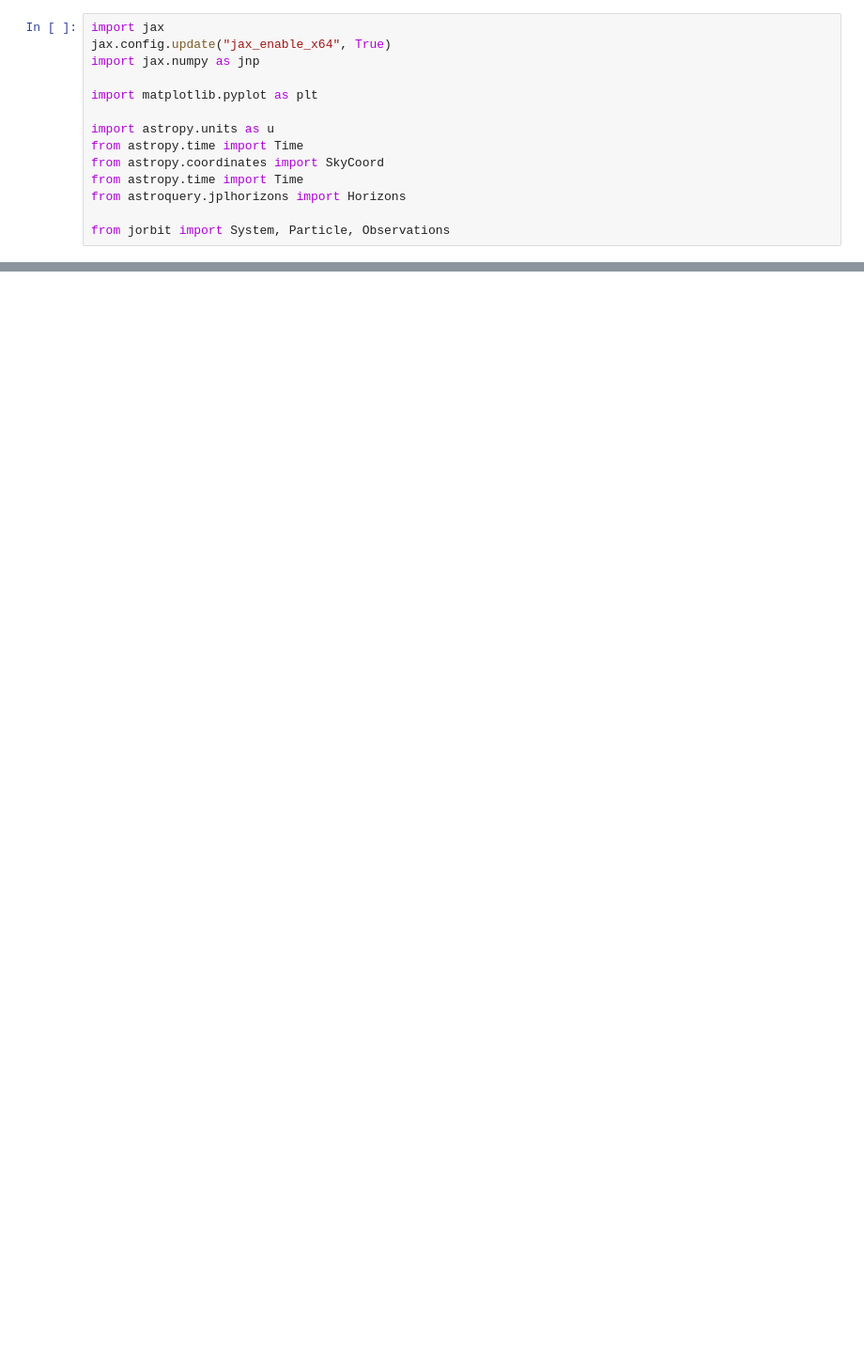
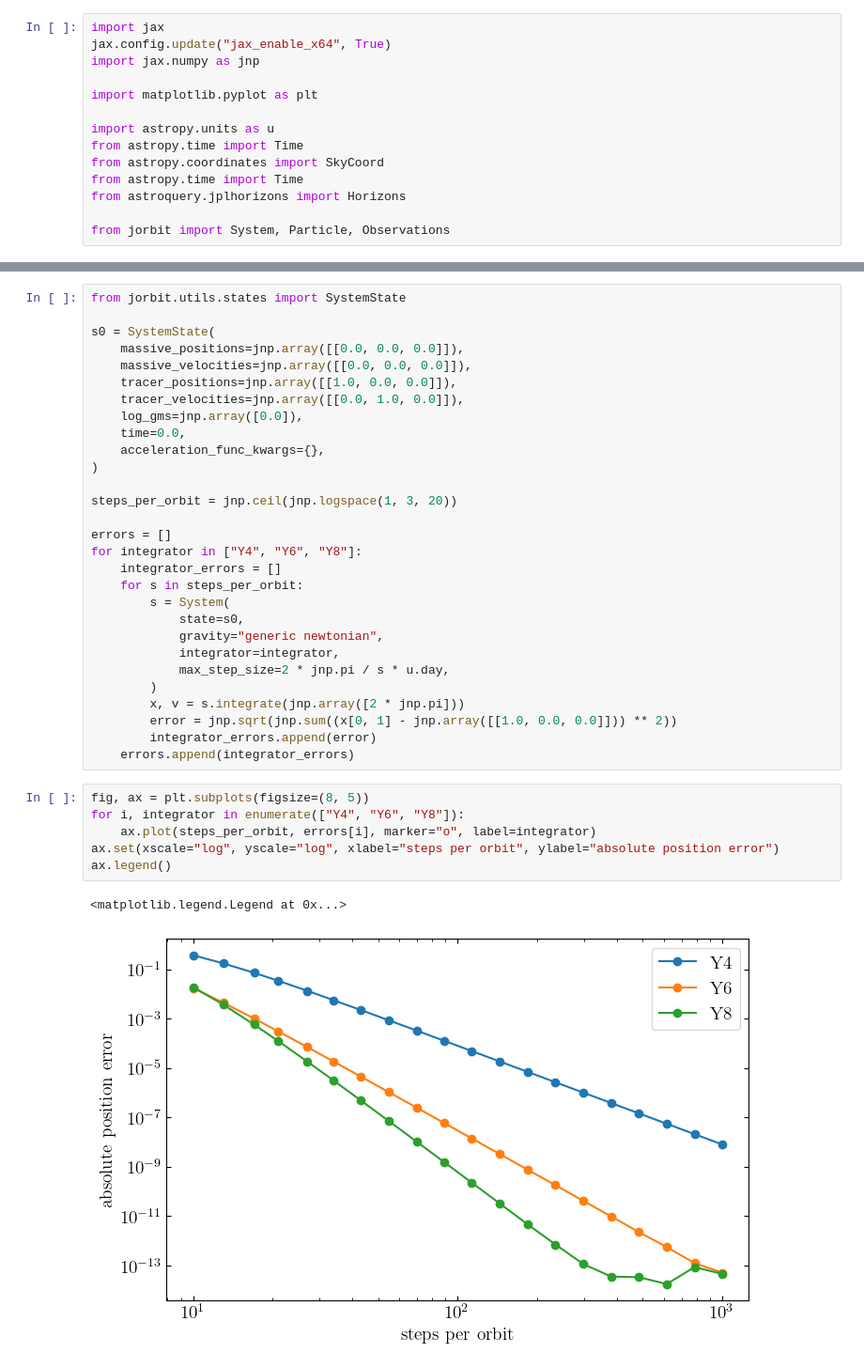
Before and after one commit to ben-cassese/jorbit, a Jupyter notebook: docs/tutorials/pick_an_integrator.ipynb, the cells around one changed output, grey strips where cells are left out. Shown at 94% size. Cells and saved outputs as stored; diff of their text form; blank space fills up the shorter version.

```diff
--- a/docs/tutorials/pick_an_integrator.ipynb
+++ b/docs/tutorials/pick_an_integrator.ipynb
@@ -295,0 +85,38 @@ AttributeError: DynamicJaxprTracer has no attribute to_system
+# %%
+from jorbit.utils.states import SystemState
+
+s0 = SystemState(
+    massive_positions=jnp.array([[0.0, 0.0, 0.0]]),
+    massive_velocities=jnp.array([[0.0, 0.0, 0.0]]),
+    tracer_positions=jnp.array([[1.0, 0.0, 0.0]]),
+    tracer_velocities=jnp.array([[0.0, 1.0, 0.0]]),
+    log_gms=jnp.array([0.0]),
+    time=0.0,
+    acceleration_func_kwargs={},
+)
+
+steps_per_orbit = jnp.ceil(jnp.logspace(1, 3, 20))
+
+errors = []
+for integrator in ["Y4", "Y6", "Y8"]:
+    integrator_errors = []
+    for s in steps_per_orbit:
+        s = System(
+            state=s0,
+            gravity="generic newtonian",
+            integrator=integrator,
+            max_step_size=2 * jnp.pi / s * u.day,
+        )
+        x, v = s.integrate(jnp.array([2 * jnp.pi]))
+        error = jnp.sqrt(jnp.sum((x[0, 1] - jnp.array([[1.0, 0.0, 0.0]])) ** 2))
+        integrator_errors.append(error)
+    errors.append(integrator_errors)
+# %%
+fig, ax = plt.subplots(figsize=(8, 5))
+for i, integrator in enumerate(["Y4", "Y6", "Y8"]):
+    ax.plot(steps_per_orbit, errors[i], marker="o", label=integrator)
+ax.set(xscale="log", yscale="log", xlabel="steps per orbit", ylabel="absolute position error")
+ax.legend()
+# %% [output]
+<matplotlib.legend.Legend at 0x...>
+[figure, added]
```
Also changed, not shown: parts of 19 cells of this notebook.
